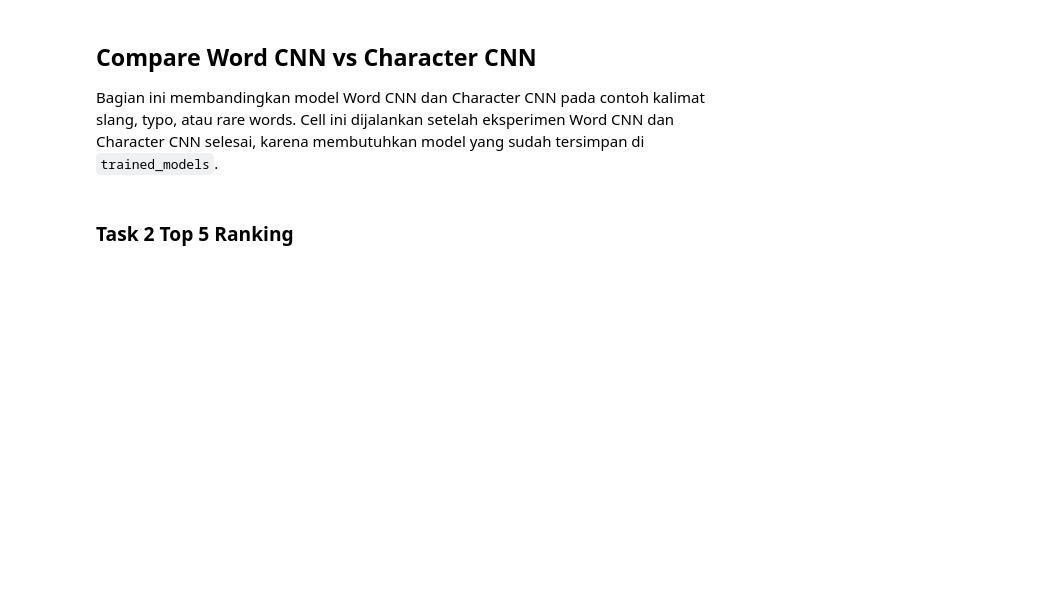
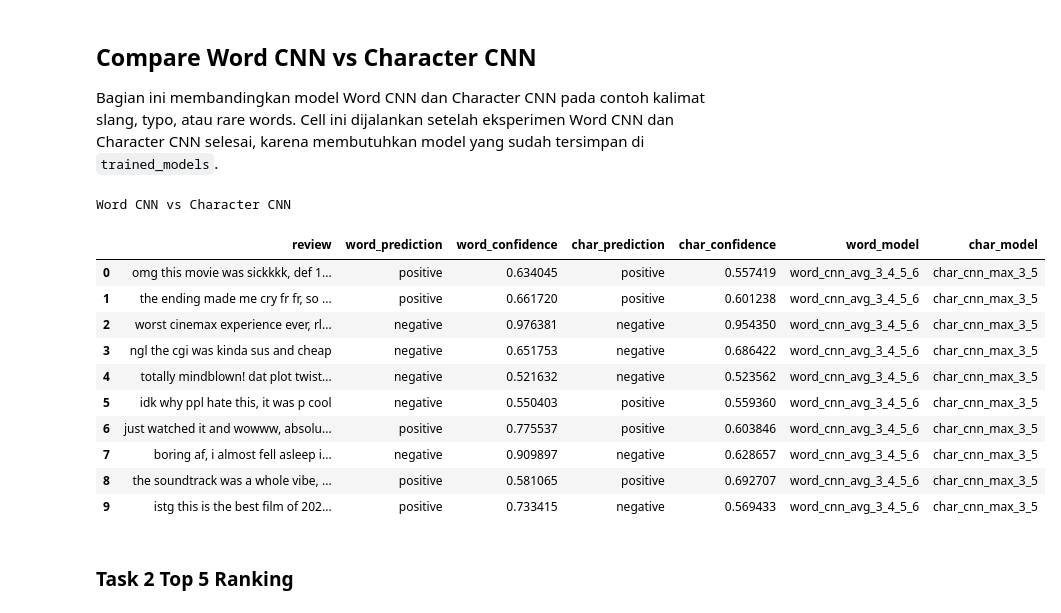
Before and after one commit to teranixbq/SequenceModellingNLP, a Jupyter notebook: main.ipynb, the cells around one changed output. Saved outputs shown, nothing was run; the diff lists cells and outputs as text; code cells hidden in the pictures; blank space fills up the shorter version.

```diff
--- a/main.ipynb
+++ b/main.ipynb
@@ -680,11 +820,16 @@ best_word_model = model_store[best_word_record["model_key"]]
 best_char_model = model_store[best_char_record["model_key"]]
 
 slangtypodata = [
-    "this movie was soooo good i luv it",
-    "gr8 film, totally worth watching",
-    "the acting was meh and the plot was boring",
-    "this movi was waaaay too long and sooo bad",
-    "an underrated gem with fantabulous vibes",
+    "omg this movie was sickkkk, def 10/10",
+    "the ending made me cry fr fr, so emotional",
+    "worst cinemax experience ever, rly bad acting",
+    "ngl the cgi was kinda sus and cheap",
+    "totally mindblown! dat plot twist was cray",
+    "idk why ppl hate this, it was p cool",
+    "just watched it and wowww, absolute masterpiece",
+    "boring af, i almost fell asleep in d theater",
+    "the soundtrack was a whole vibe, luvvv it",
+    "istg this is the best film of 2026, no cap"
 ]
 
 
@@ -695,33 +840,46 @@ def predict_review(model, encoded_review):
     with torch.no_grad():
         outputs = model(input_tensor)
         probabilities = torch.softmax(outputs, dim=1).squeeze(0)
         prediction = probabilities.argmax().item()
 
     return prediction, probabilities[prediction].item()
 
 
 comparison_rows = []
 
 for review in slangtypodata:
     word_encoded = encode_review(review, word_to_id, max_length)
     char_encoded = encode_review_chars(review, char_to_id, char_max_length)
 
     word_prediction, word_confidence = predict_review(best_word_model, word_encoded)
     char_prediction, char_confidence = predict_review(best_char_model, char_encoded)
 
     comparison_rows.append({
         "review": review,
         "word_prediction": "positive" if word_prediction == 1 else "negative",
         "word_confidence": word_confidence,
         "char_prediction": "positive" if char_prediction == 1 else "negative",
         "char_confidence": char_confidence,
         "word_model": best_word_record["model_key"],
         "char_model": best_char_record["model_key"],
     })
 
 print("Word CNN vs Character CNN")
 slang_typo_rare_comparison = pd.DataFrame(comparison_rows)
 slang_typo_rare_comparison
+# %% [output]
+Word CNN vs Character CNN
+|  | review | word_prediction | word_confidence | char_prediction | char_confidence | word_model | char_model |
+| 0 | omg this movie was sickkkk, def 1... | positive | 0.634045 | positive | 0.557419 | word_cnn_avg_3_4_5_6 | char_cnn_max_3_5 |
+| 1 | the ending made me cry fr fr, so ... | positive | 0.661720 | positive | 0.601238 | word_cnn_avg_3_4_5_6 | char_cnn_max_3_5 |
+| 2 | worst cinemax experience ever, rl... | negative | 0.976381 | negative | 0.954350 | word_cnn_avg_3_4_5_6 | char_cnn_max_3_5 |
+| 3 | ngl the cgi was kinda sus and cheap | negative | 0.651753 | negative | 0.686422 | word_cnn_avg_3_4_5_6 | char_cnn_max_3_5 |
+| 4 | totally mindblown! dat plot twist... | negative | 0.521632 | negative | 0.523562 | word_cnn_avg_3_4_5_6 | char_cnn_max_3_5 |
+| 5 | idk why ppl hate this, it was p cool | negative | 0.550403 | positive | 0.559360 | word_cnn_avg_3_4_5_6 | char_cnn_max_3_5 |
+| 6 | just watched it and wowww, absolu... | positive | 0.775537 | positive | 0.603846 | word_cnn_avg_3_4_5_6 | char_cnn_max_3_5 |
+| 7 | boring af, i almost fell asleep i... | negative | 0.909897 | negative | 0.628657 | word_cnn_avg_3_4_5_6 | char_cnn_max_3_5 |
+| 8 | the soundtrack was a whole vibe, ... | positive | 0.581065 | positive | 0.692707 | word_cnn_avg_3_4_5_6 | char_cnn_max_3_5 |
+| 9 | istg this is the best film of 202... | positive | 0.733415 | negative | 0.569433 | word_cnn_avg_3_4_5_6 | char_cnn_max_3_5 |
 # %% [markdown]
 ### Task 2 Top 5 Ranking
 # %%
```
Also changed, not shown: parts of 16 cells of this notebook.
